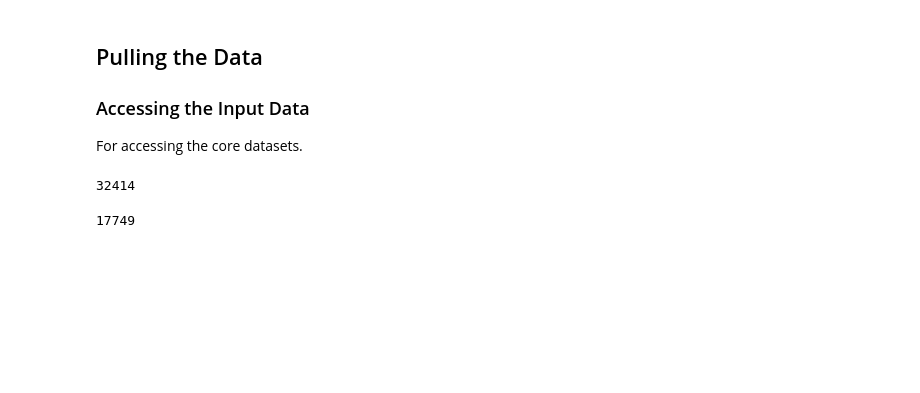
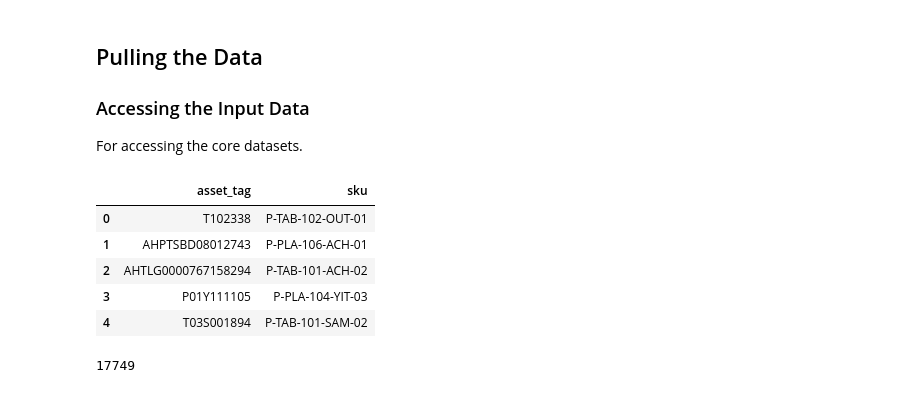
Before and after one commit to pitulujan/useful_stuff, a Jupyter notebook: working_submission.ipynb, the cells around one changed output. Cells and saved outputs as stored; diff of their text form; code cells hidden in the pictures; blank space fills up the shorter version.

```diff
--- a/working_submission.ipynb
+++ b/working_submission.ipynb
@@ -280,12 +280,16 @@ tables_columns={'airtight_sensors_history':'boxid,radio_macaddress,export_date,e
 # %%
 sql="""SELECT DISTINCT UPPER(a.asset_tag) AS ASSET_TAG,
                                             FIRST_VALUE(a.sku) OVER(PARTITION BY a.asset_tag ORDER BY a.created_date DESC ROWS UNBOUNDED PRECEDING) as sku
                             FROM data_engineer.ams_sf_assets_input a"""
-data = sqlio.read_sql_query(sql, conn)
+data2 = sqlio.read_sql_query(sql, conn)
 data.head()
-len(data)
 # %% [output]
-32414
+|  | asset_tag | sku |
+| 0 | T102338 | P-TAB-102-OUT-01 |
+| 1 | AHPTSBD08012743 | P-PLA-106-ACH-01 |
+| 2 | AHTLG0000767158294 | P-TAB-101-ACH-02 |
+| 3 | P01Y111105 | P-PLA-104-YIT-03 |
+| 4 | T03S001894 | P-TAB-101-SAM-02 |
 # %%
 sql="""SELECT
                             a.*
```
Also changed, not shown: parts of 4 cells of this notebook, 1 other file.
